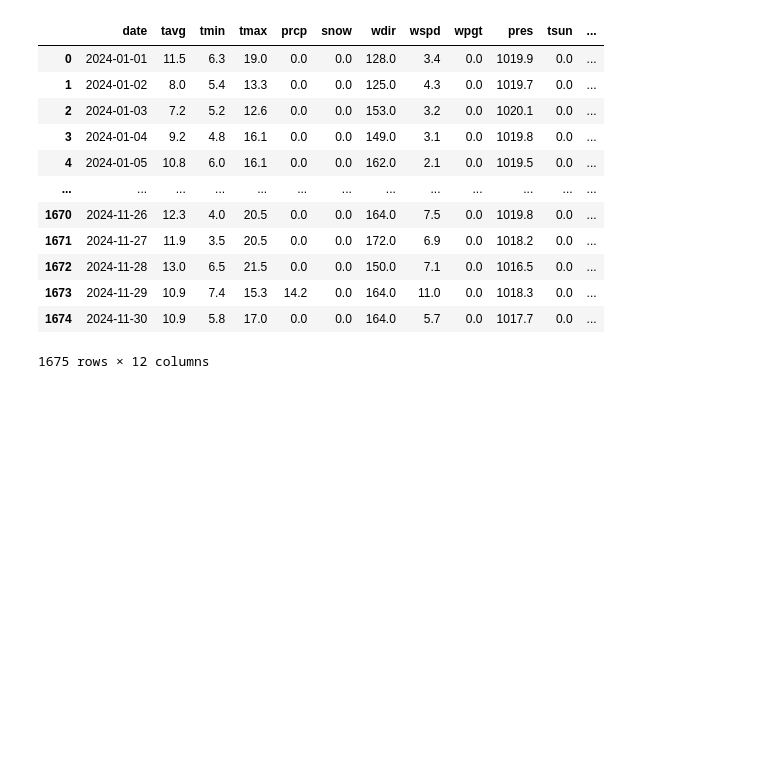
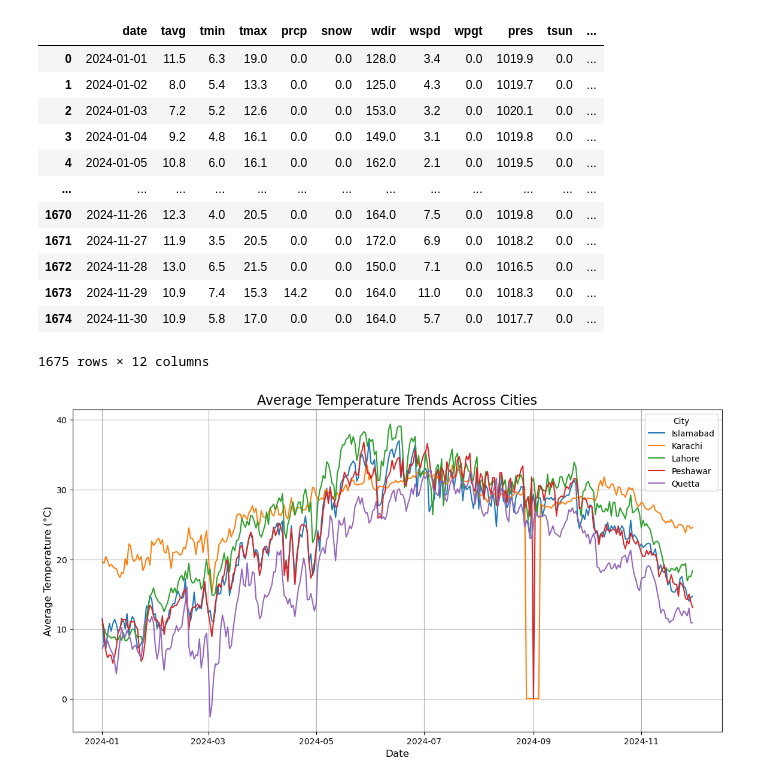
Before and after one commit to Raza-Baqir/Smart_City_Monitoring_Visualization, a Jupyter notebook: final_code.ipynb, the cells around one changed output. Saved outputs shown, nothing was run; the diff lists cells and outputs as text; code cells hidden in the pictures; blank space fills up the shorter version.

```diff
--- a/final_code.ipynb
+++ b/final_code.ipynb
@@ -38,3 +37,19 @@ combined_data
 | 1673 | 2024-11-29 | 10.9 | 7.4 | 15.3 | 14.2 | 0.0 | 164.0 | 11.0 | 0.0 | 1018.3 | 0.0 | ... |
 | 1674 | 2024-11-30 | 10.9 | 5.8 | 17.0 | 0.0 | 0.0 | 164.0 | 5.7 | 0.0 | 1017.7 | 0.0 | ... |
 1675 rows × 12 columns
+# %%
+import seaborn as sns
+
+# Plot temperature trends (tavg) across all cities
+plt.figure(figsize=(14, 7))
+sns.lineplot(data=combined_data, x='date', y='tavg', hue='city')
+
+# Customize plot
+plt.title('Average Temperature Trends Across Cities', fontsize=16)
+plt.xlabel('Date', fontsize=12)
+plt.ylabel('Average Temperature (°C)', fontsize=12)
+plt.legend(title='City')
+plt.grid(True)
+plt.show()
+# %% [output]
+[figure, added]
```
Also changed, not shown: parts of 3 cells of this notebook.
